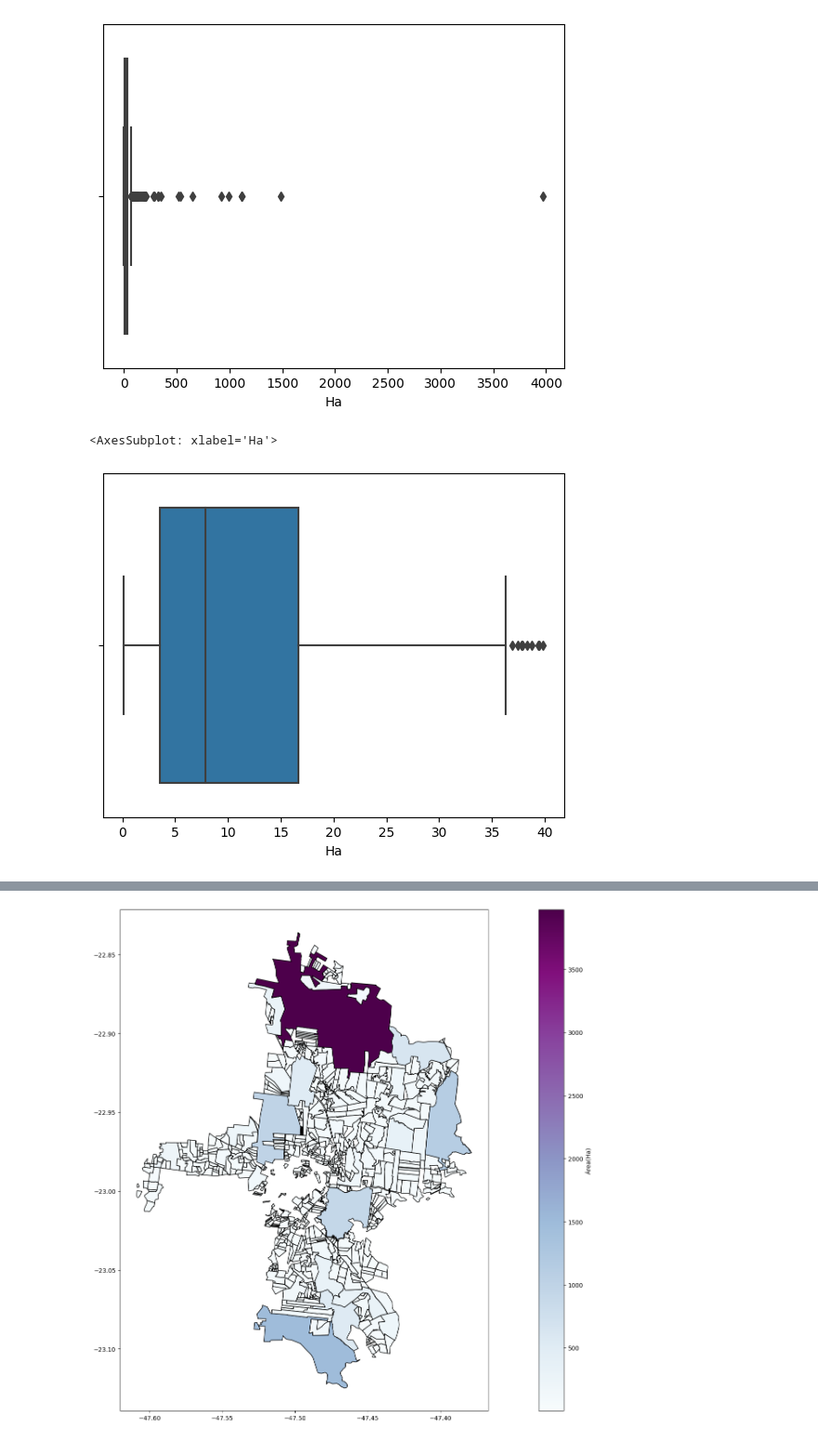
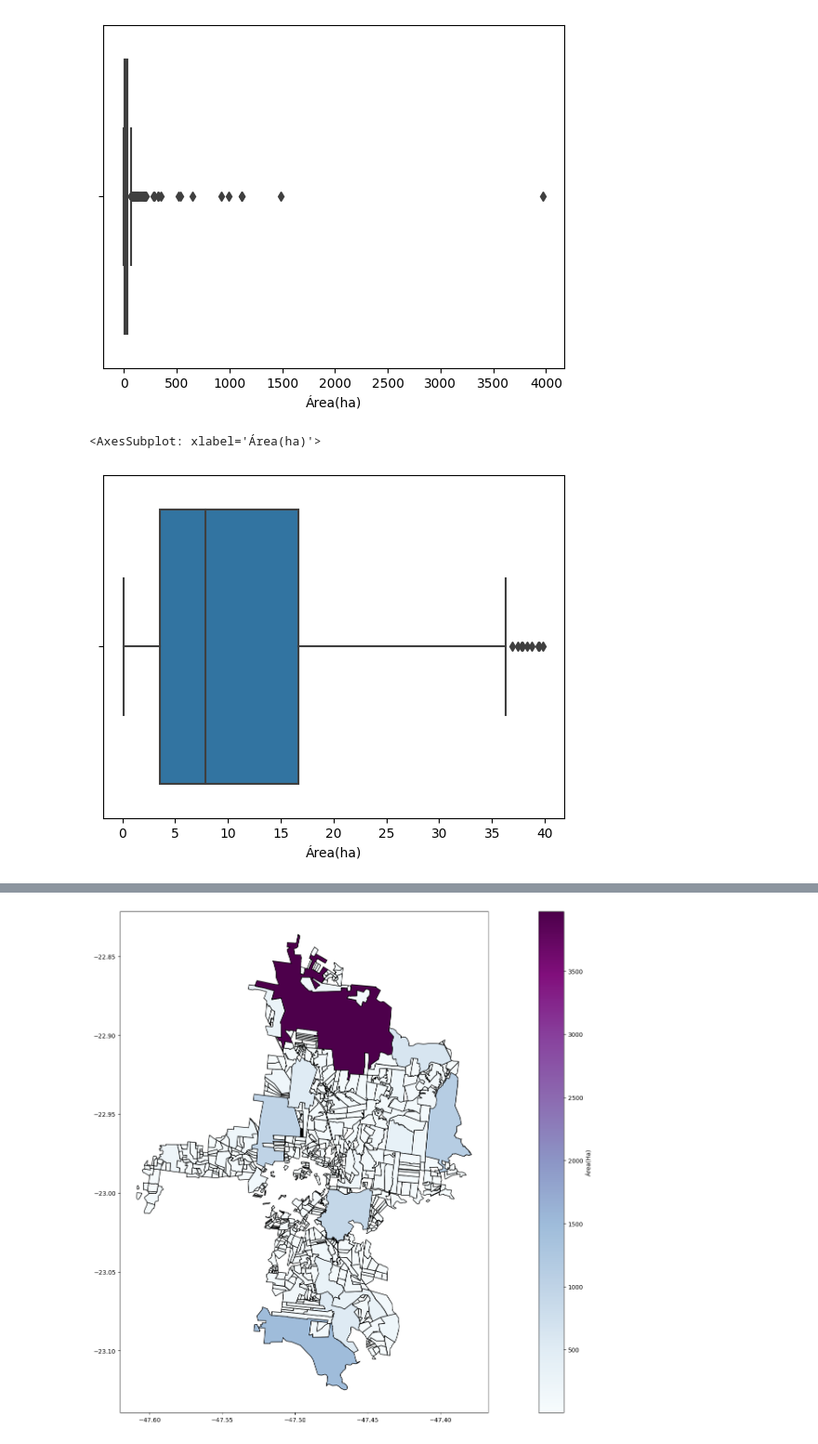
Before and after one commit to pazzi/tcc_ifsp, a Jupyter notebook: src/car_geopandas_imoveis_rurais.ipynb, the cells around one changed output, grey strips where cells are left out. Shown at 93% size. Cells and saved outputs as stored; diff of their text form; code cells hidden in the pictures.

```diff
--- a/src/car_geopandas_imoveis_rurais.ipynb
+++ b/src/car_geopandas_imoveis_rurais.ipynb
@@ -28,4 +28,4 @@ Data columns (total 9 columns):
 dtypes: float64(2), geometry(1), object(6)
 memory usage: 51.9+ KB
 # %%
-df.rename(columns={'NUM_AREA':'Ha'}, inplace=True)
+df.rename(columns={'NUM_AREA':'Área(ha)'}, inplace=True)
@@ -38,13 +37,13 @@ df.plot(figsize=(30,15))
 # %%
 ## Distribuição dos imóveis pequenos
-sns.boxplot(x=df['Ha'])
+sns.boxplot(x=df['Área(ha)'])
 plt.show()
 # %% [output]
-[figure, old version]
+[figure, new version]
 # %%
 ## Distribuição dos imóveis pequenos
-pequenos = df[df['Ha'] <= 40]
-sns.boxplot(data=pequenos, x='Ha')
+pequenos = df[df['Área(ha)'] <= 40]
+sns.boxplot(data=pequenos, x='Área(ha)')
 # %% [output]
-<AxesSubplot: xlabel='Ha'>
+<AxesSubplot: xlabel='Área(ha)'>
-[figure, old version]
+[figure, new version]
```
Also changed, not shown: parts of 11 cells of this notebook, 1 other file.
